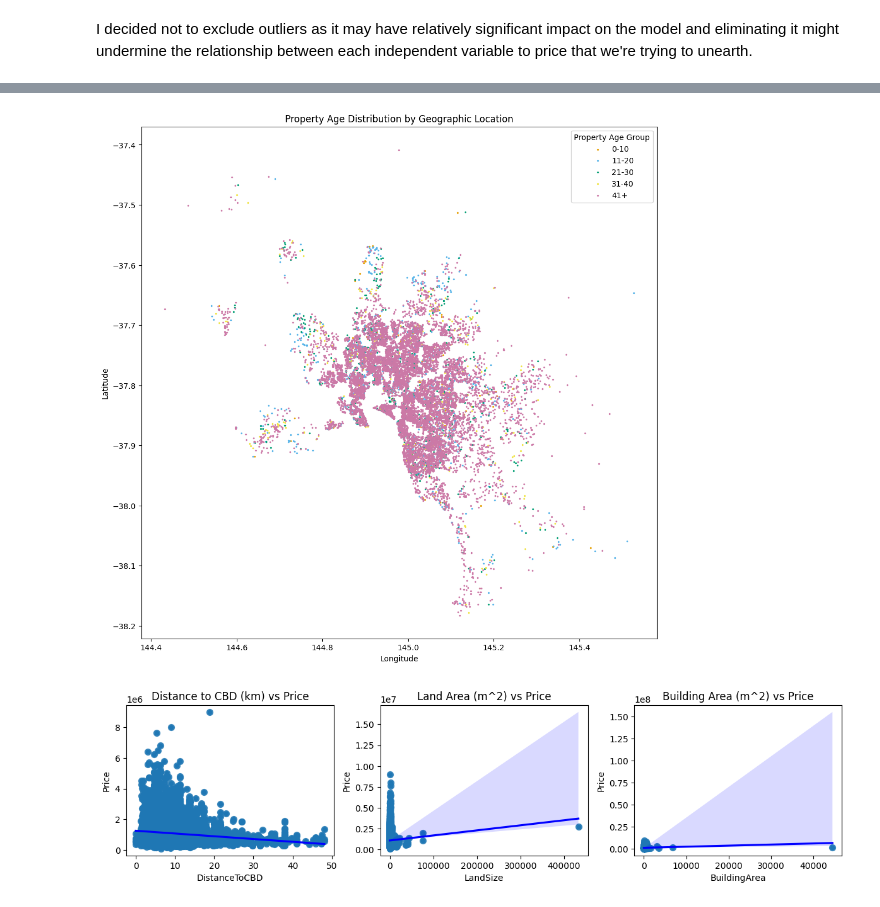
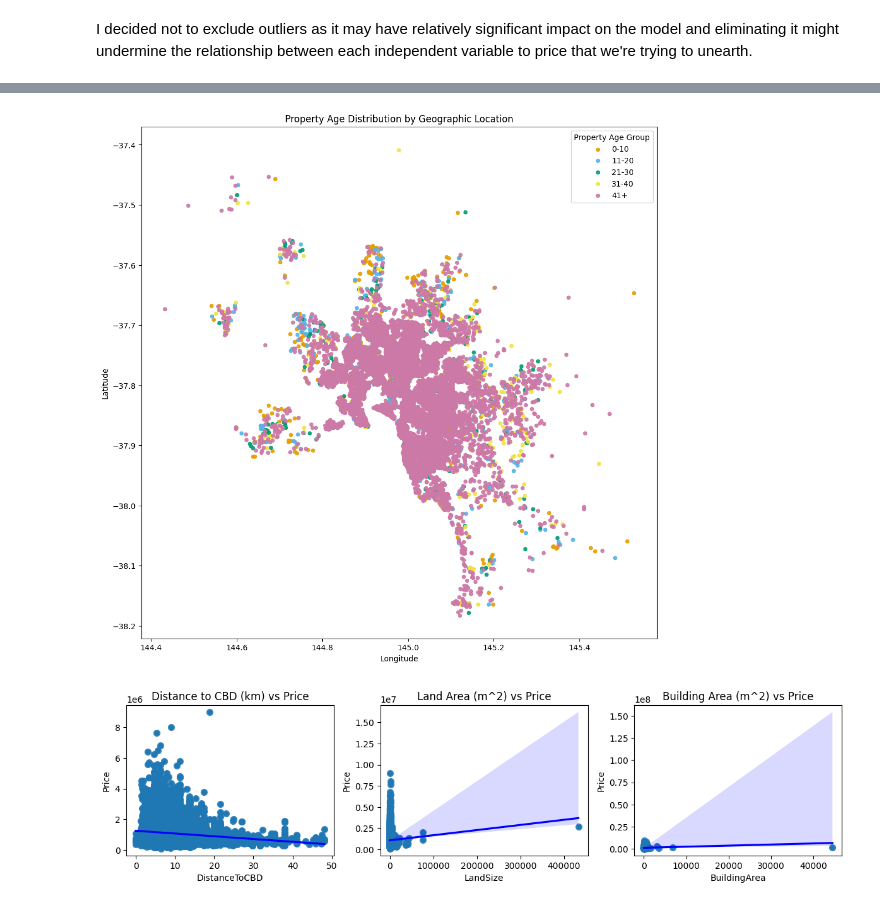
Before and after one commit to DustinKeene/Melbourne-Property-Price-Prediction-Modelling-, a Jupyter notebook: data_project_lab.ipynb, the cells around one changed output, grey strips where cells are left out. Saved outputs shown, nothing was run; the diff lists cells and outputs as text; code cells hidden in the pictures.

```diff
--- a/data_project_lab.ipynb
+++ b/data_project_lab.ipynb
@@ -237,7 +237,7 @@ df.dropna(subset=['Latitude','Longitude'], inplace= True)
 'CouncilArea' does not provide significant context to the analysis later on as we already have region and suburbs as a way to distinguish the geography between premises, especially that rougly 33.5% of the data are missing the variable value.
 # %%
 # Mapping the variable value to be descriptive and modify the variable to bring out more informational value
-df['PropertyAge'] = datetime.now().year - df['YearBuilt']
+df['PropertyAge'] = 2017 - df['YearBuilt']
 df.loc[df['Region'] == 'Eastern Metropolitan', 'Region'] = 'North-Eastern Metropolitan'
 df['PropertyType'] = df['PropertyType'].map({'h':'house','t':'townhouse', 'u':"apartment" })
 df['MethodOfSale'] = df['MethodOfSale'].map({'S': 'property sold', 'SP':'property sold prior', 'VB': 'vendor bid', 'PI':'property passed in', 'SN':'sold not disclosed', 'W': 'withdrawn prior to auction', 'SA': 'sold after auction', 'PN': 'sold prior not disclosed'})
@@ -276,6 +276,7 @@ print("Lower Limit: ", lower_limit)
 
 outlier_values = df[(df['Price'] > upper_limit) | (df['Price'] < lower_limit)]
 print("Number of outliers: ", len(outlier_values))
+df = df[(df['Price'] >= 0)]
 # %% [output]
 Upper Limit:  2340000.0
 Lower Limit:  -380000.0
@@ -407,0 +485,9 @@ Image(filename=image_map_path)
+# %%
+property_age_dummies = pd.get_dummies(pd.cut(df['PropertyAge'], bins=[0, 10, 20, 30, 40, np.inf], labels=['0-10', '11-20', '21-30', '31-40', '41+']), prefix='PropertyAge')
+car_space_dummies = pd.get_dummies(pd.cut(df['CarSpaceCounts'], bins=[0, 1, 2, 3, np.inf], labels=['0', '1', '2', '3+']), prefix='CarSpace')
+
+#Converting boolean type to int
+property_age_dummies = property_age_dummies.astype(int)
+car_space_dummies = car_space_dummies.astype(int)
+property_age_car_space= pd.concat([df, property_age_dummies, car_space_dummies], axis = 1)
+property_age_car_space.drop(['PropertyAge', 'CarSpaceCounts'], axis = 1, inplace=True)
@@ -629,23 +676,23 @@ plt.show()
 # %%
 
 colors = ['#E69F00', '#56B4E9', '#009E73', '#F0E442', '#CC79A7']
 
 plt.figure(figsize=(12,12))
 
 for age_group, color in zip(property_age_dummies.columns, colors):
-    subset = df[df[age_group] == 1]
-    plt.scatter(subset['Longitude'], subset['Latitude'], label=age_group.split('_')[1], color=color, alpha=0.9, s=2)
+    subset = property_age_car_space[property_age_dummies[age_group] == 1]
+    plt.scatter(subset['Longitude'], subset['Latitude'], label=age_group.split('_')[1], color=color, alpha=0.9, s=20)
 
 
 # Add legend
 plt.legend(title='Property Age Group')
 
 plt.title('Property Age Distribution by Geographic Location')
 plt.xlabel('Longitude')
 plt.ylabel('Latitude')
 plt.show()
 # %% [output]
-[figure, old version]
+[figure, new version]
 # %%
 
 independent_variables = df[['DistanceToCBD', 'LandSize', 'BuildingArea']]
```
Also changed, not shown: parts of 24 cells of this notebook, 1 other file.
